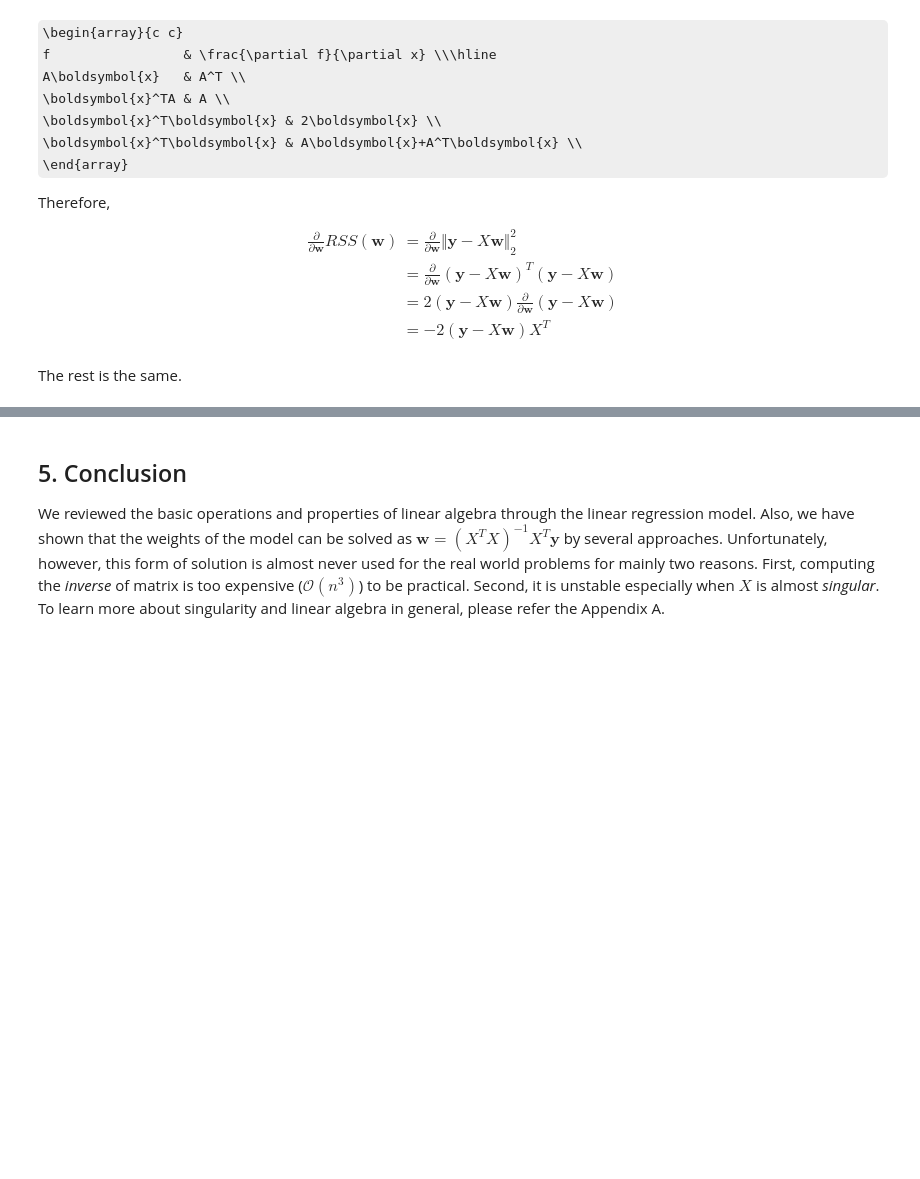
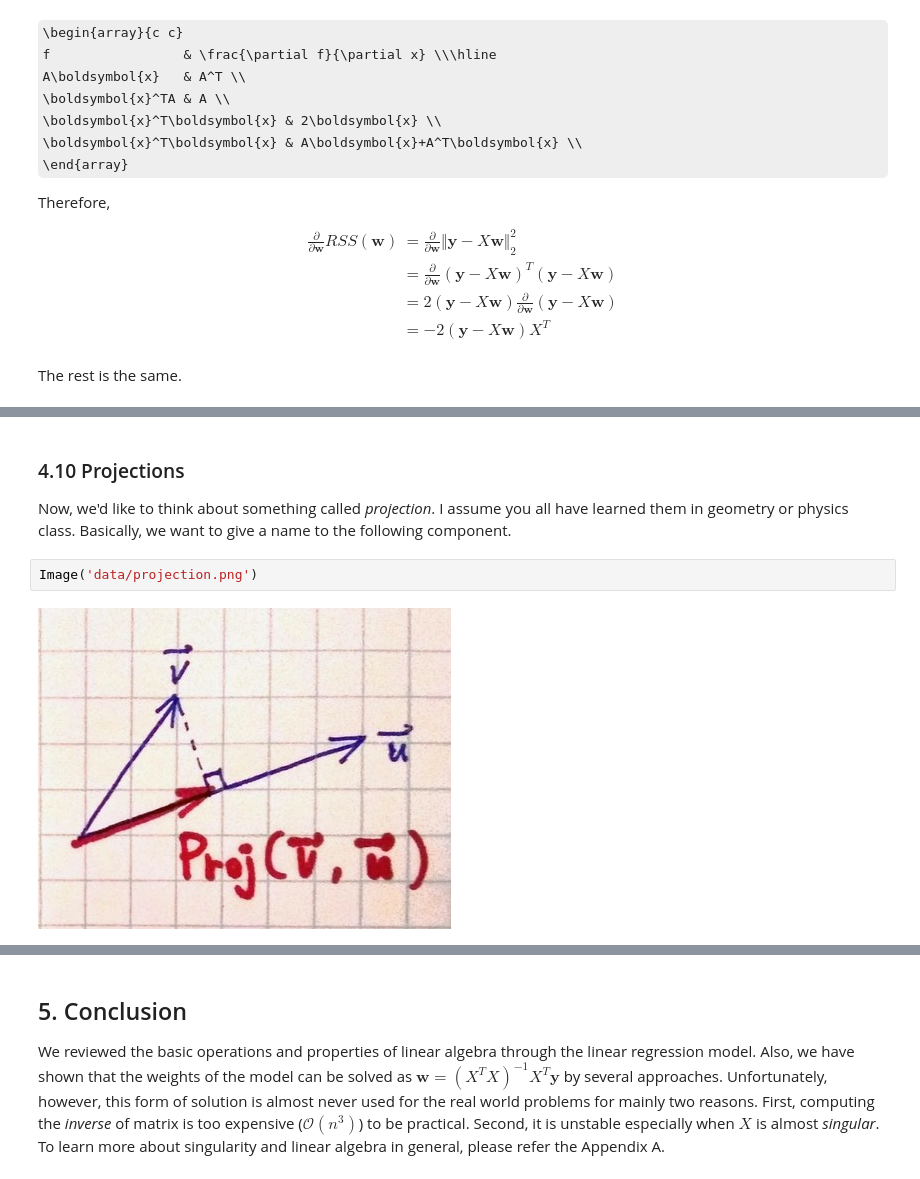
Before and after one commit to kouariga/math-for-ml, a Jupyter notebook: linear-algebra/0-basic_properties.ipynb, the cells around one changed output, grey strips where cells are left out. Drawn from its saved outputs; the diff is of its cells as text; some formulas as TeX source; blank space fills up the shorter version.

```diff
--- a/linear-algebra/0-basic_properties.ipynb
+++ b/linear-algebra/0-basic_properties.ipynb
@@ -675 +719,9 @@ The rest is the same.
+# %% [markdown]
+### 4.10 Projections
+
+Now, we'd like to think about something called *projection*. I assume you all have learned them in geometry or physics class. Basically, we want to give a name to the following component.
+# %%
+Image('data/projection.png')
+# %% [output]
+[figure, added]
 # %% [markdown]
```
Also changed, not shown: parts of 38 cells of this notebook, 6 other files.
